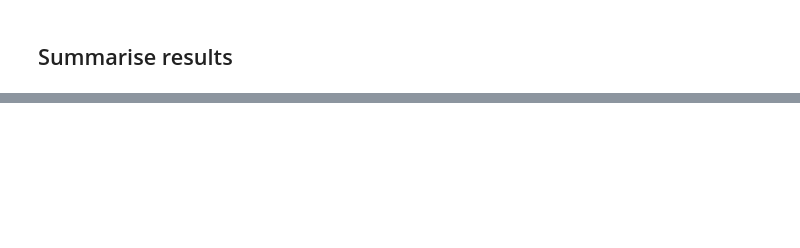
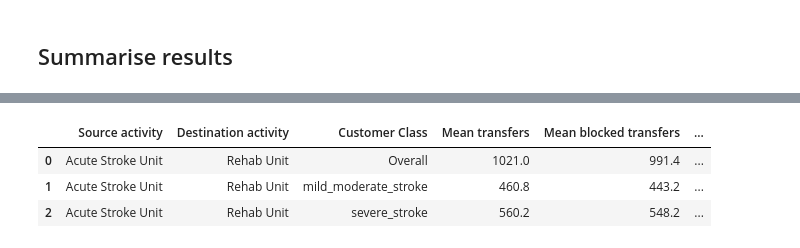
Before and after one commit to sim-agent/json2ciw, a Jupyter notebook: user_guide/08_multiple_class_reneging.ipynb, the cells around one changed output, grey strips where cells are left out. Drawn from its saved outputs; the diff is of its cells as text; code cells hidden in the pictures; blank space fills up the shorter version.

Commit message:
feat(blocking): results summary

```diff
--- a/user_guide/08_multiple_class_reneging.ipynb
+++ b/user_guide/08_multiple_class_reneging.ipynb
@@ -215,0 +265,8 @@ summary_class.round(1)
+# %%
+summary_transfer = summarise_transfer_results(df_transfers, include_customer_class=True)
+summary_transfer.round(2)
+# %% [output]
+|  | Source activity | Destination activity | Customer Class | Mean transfers | Mean blocked transfers | ... |
+| 0 | Acute Stroke Unit | Rehab Unit | Overall | 1021.0 | 991.4 | ... |
+| 1 | Acute Stroke Unit | Rehab Unit | mild_moderate_stroke | 460.8 | 443.2 | ... |
+| 2 | Acute Stroke Unit | Rehab Unit | severe_stroke | 560.2 | 548.2 | ... |
```
Also changed, not shown: parts of 7 cells of this notebook, 1 other file.
